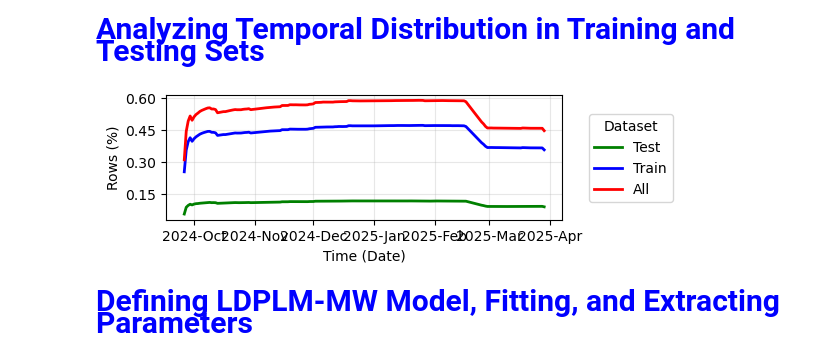
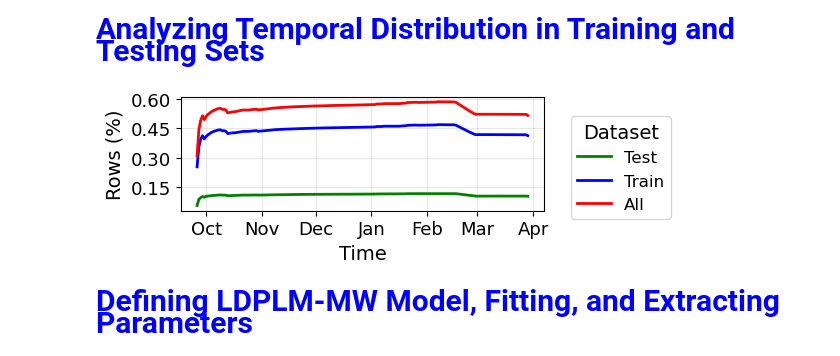
Before and after one commit to nahshonmokua/LoRaWAN-Indoor-Path-Loss-Modelling-with-MultiWall-Environment-Factors, a Jupyter notebook: LDPLM.ipynb, the cells around one changed output. Drawn from its saved outputs; the diff is of its cells as text; code cells hidden in the pictures.

Commit message:
Alignment on Temporal Distributions Plot

```diff
--- a/LDPLM.ipynb
+++ b/LDPLM.ipynb
@@ -97,7 +97,7 @@ df['time'] = pd.to_datetime(df['time'], errors='coerce')
 train_indices = train_idx
 test_indices  = test_idx
 
-def calculate_percentage(indices, total_len, window=50):
+def calculate_percentage(indices, total_len, window=100):
     # Group by date using the 'time' column and count records
     daily_counts = df.iloc[indices].groupby(df.iloc[indices]['time'].dt.date).size()
     # Convert to percentage
@@ -112,38 +112,40 @@ def calculate_percentage(indices, total_len, window=50):
 total_len = len(df)
 train_percentages = calculate_percentage(train_indices, total_len)
 test_percentages  = calculate_percentage(test_indices, total_len)
 whole_percentages = calculate_percentage(indices, total_len)
 
 fig, ax = plt.subplots(figsize=(6, 2))
 ax.grid(True, alpha=0.3)
 
 for data, color, label in [(test_percentages, 'green', 'Test'),
                            (train_percentages, 'blue', 'Train'),
                            (whole_percentages, 'red', 'All')]:
     ax.plot(data.index, data.values, color=color, label=label, linewidth=2)
 
-ax.set(xlabel='Time (Date)', ylabel='Rows (%)')
+ax.set_xlabel('Time', fontsize=14)
+ax.set_ylabel('Rows (%)', fontsize=14)
 
 # Adjust the legend position to the right of the plot
-ax.legend(title='Dataset', bbox_to_anchor=(1.05, 0.9), loc='upper left')
+ax.legend(title='Dataset', title_fontsize=14, fontsize=12,
+          bbox_to_anchor=(1.05, 0.9), loc='upper left')
 
 # Adjust x-axis formatting with year in front of the month
 ax.xaxis.set_major_locator(MonthLocator())
-ax.xaxis.set_major_formatter(DateFormatter('%Y-%b'))
+ax.xaxis.set_major_formatter(DateFormatter('%b'))
 
-ax.tick_params(direction='out')  # outward ticks
+ax.tick_params(axis='both', which='major', labelsize=13, direction='out')
 
 # Adjust the y-axis ticks to include more scale values
 ax.yaxis.set_major_locator(MaxNLocator(nbins=5, prune=None))
 
 plt.tight_layout()
 
 # Save the figure to the specified directory with 1000 dpi
 plt.savefig('../all_data_files/Observations_Over_Time.png', dpi=1000)
 
 plt.show()
 # %% [output]
-[figure, old version]
+[figure, new version]
 # %% [markdown]
 <p style="font-family: 'Courier New', Courier, monospace; font-size: 30px; font-weight: bold; color: blue;  text-align: left;">
 Defining LDPLM-MW Model, Fitting, and Extracting Parameters
```
